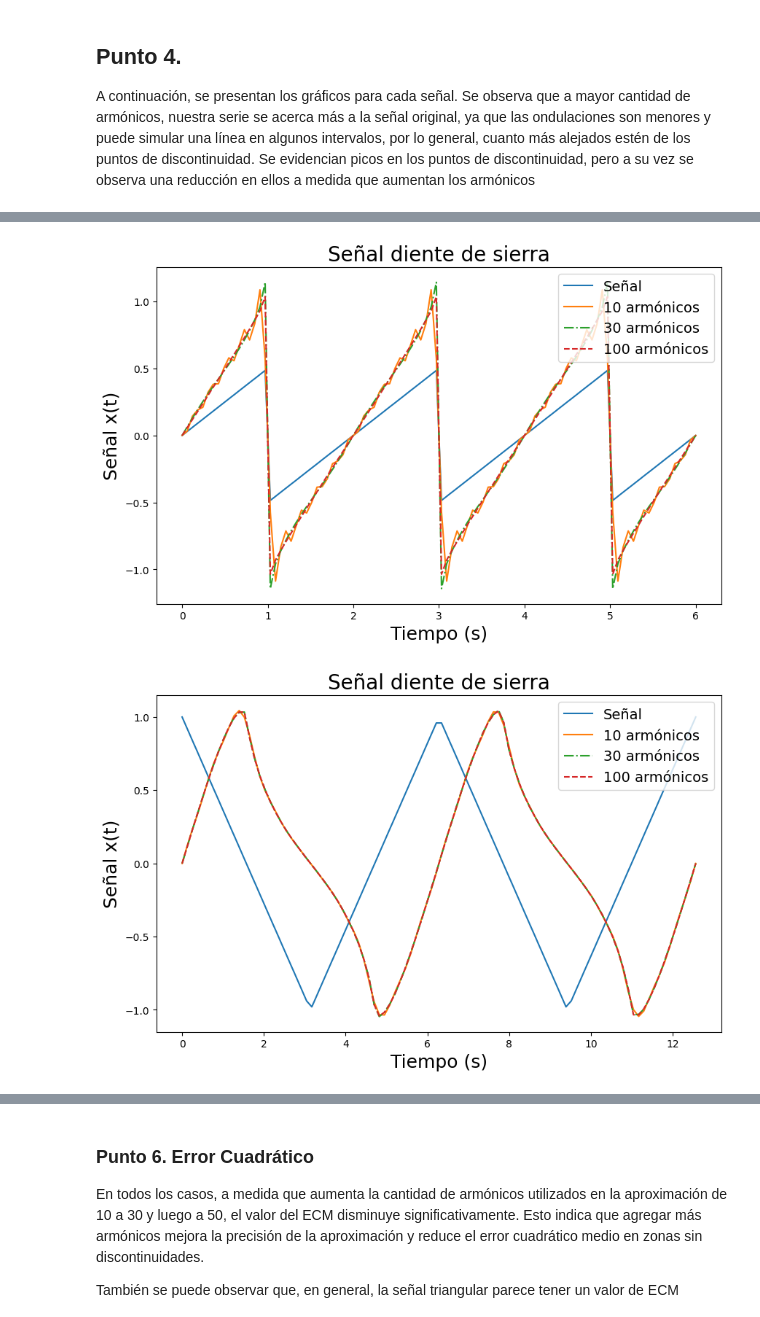
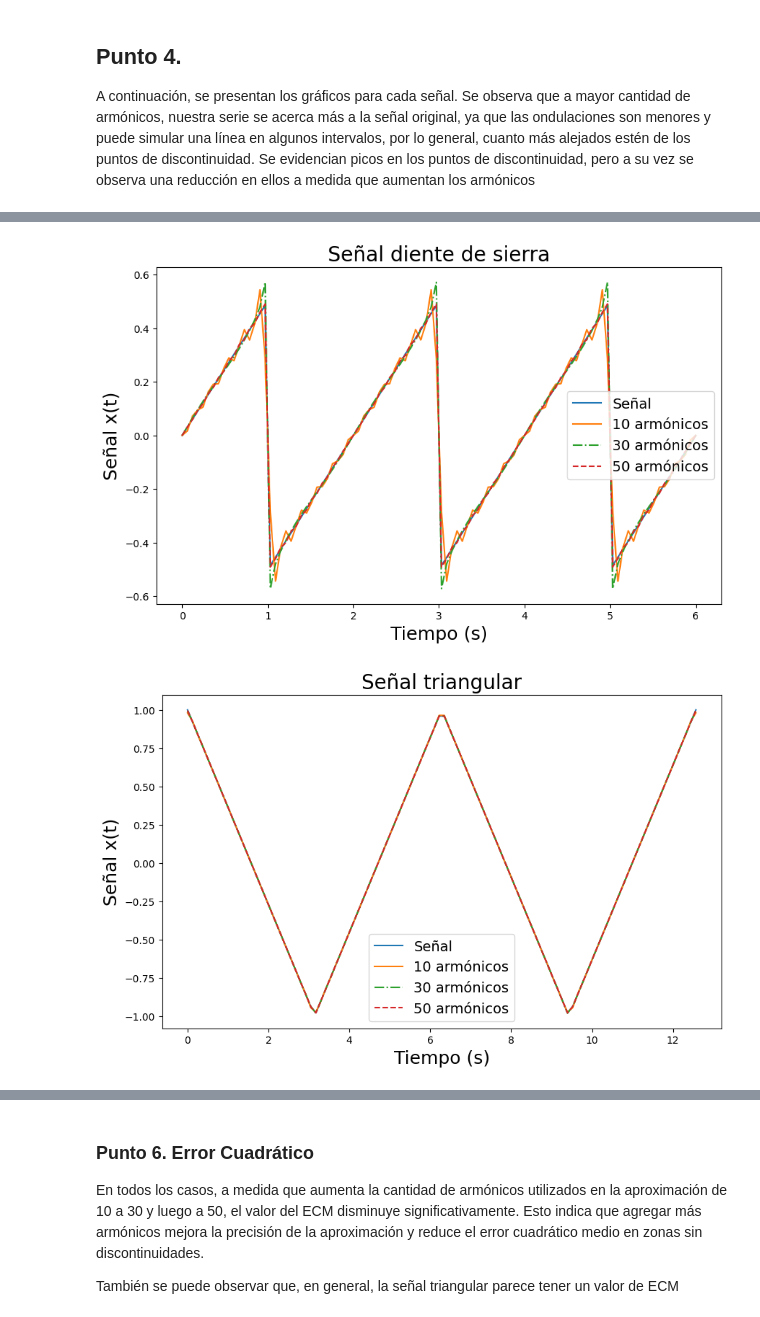
Before and after one commit to NatalyHofkamp/Tp1_analisis, a Jupyter notebook: texto.ipynb, the cells around one changed output, grey strips where cells are left out. Drawn from its saved outputs; the diff is of its cells as text; code cells hidden in the pictures.

```diff
--- a/texto.ipynb
+++ b/texto.ipynb
@@ -23,13 +23,35 @@ Una vez que estos intervalos fueron establecidos, pudimos observar en los gráfi
 
 En conclusión, podemos afirmar que es posible llevar a cabo el cálculo de la serie de Fourier para cada una de estas señales, ya que cumplen con las condiciones de Dirichlet necesarias para tal fin.
 # %%
+def create_signal_serie(A, T, periodo, cant_muestras, signal, serie):
+    """
+    Crea una señal, calcula su serie de Fourier y muestra gráficos.
+
+    Parámetros:
+    A (float): Amplitud máxima de la serie de Fourier.
+    T (float): Período de la señal.
+    periodo (float): Período de muestreo.
+    cant_muestras (int): Cantidad de muestras.
+    signal (function): Función que genera la señal original.
+    serie (function): Función que calcula la aproximación de la señal.
+
+    Retorna:
+    tuple: Una tupla con la señal, las muestras y las series de Fourier.
+    """
+    muestras = np.linspace(0, periodo, cant_muestras)
+    signal_ = signal(A, T, muestras)
+    series = []
+    for cant_armonicos, linestyle in [(10, 'solid'), (30, '-.'), (50, '--')]:
+        serie_ = serie(A, T, muestras, cant_armonicos)
+        series.append((serie_, cant_armonicos, linestyle))
+    return (signal_, muestras, series)
 A = 1.0
 T = (2*np.pi)
 tren_pulsos, muestras_tren,series_tren= create_signal_serie(A,T,4*np.pi ,100,tren_de_pulsos,serie_tren_de_pulsos)
 diente_sierra, muestras_diente,series_diente = create_signal_serie(A,2,6,100,diente_de_sierra,serie_diente_de_sierra)
 señal_triangular, muestras_triangular, series_triangular = create_signal_serie(A, T, 4*np.pi, 100, triangular, serie_triangular)
+plot(muestras_tren, tren_pulsos,'Señal Tren de Pulsos', 'Tiempo (s)', 'Amplitud', 'Tren de Pulsos')
 plot(muestras_diente, diente_sierra, 'Señal Diente de sierra', 'Tiempo (s)', 'Amplitud', 'Diente de sierra')
-plot(muestras_tren, tren_pulsos,'Señal Tren de Pulsos', 'Tiempo (s)', 'Amplitud', 'Tren de Pulsos')
 plot(muestras_triangular, señal_triangular,'Señal Tren de Pulsos', 'Tiempo (s)', 'Amplitud', 'Tren de Pulsos')
 # %% [output]
 [figure]
@@ -130,5 +154,5 @@ A continuación, se presentan los gráficos para cada señal. Se observa que a m
 # %%
 graphs(muestras_tren,tren_pulsos,series_tren,'Señal tren de pulsos')
 graphs(muestras_diente,diente_sierra,series_diente,'Señal diente de sierra')
-graphs(muestras_triangular,señal_triangular,series_triangular,'Señal diente de sierra')
+graphs(muestras_triangular,señal_triangular,series_triangular,'Señal triangular')
 # %% [output]
@@ -136,2 +160,2 @@ graphs(muestras_triangular,señal_triangular,series_triangular,'Señal diente de
-[figure, old version]
+[figure, new version]
-[figure, old version]
+[figure, new version]
```
Also changed, not shown: parts of 11 cells of this notebook, 1 other file.
